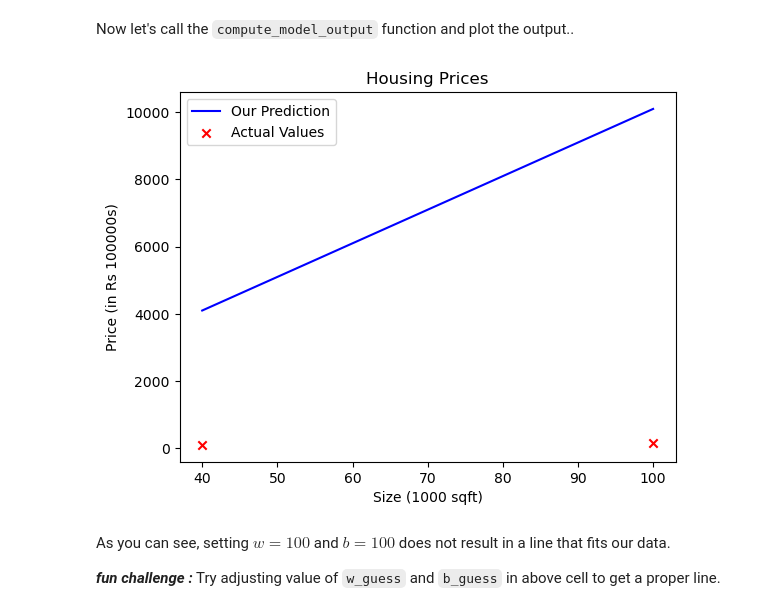
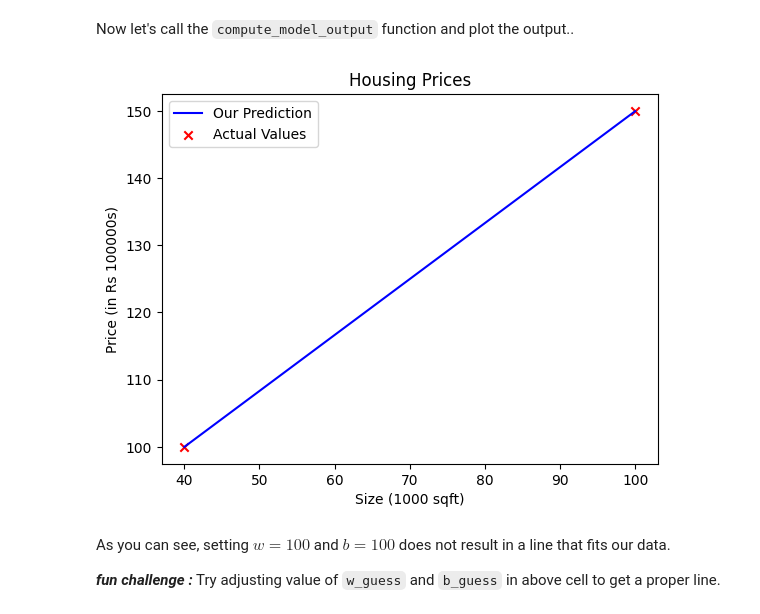
Before and after one commit to NishantNN/ML_Workshop_1, a Jupyter notebook: Day-3/machine_learning_model.ipynb, the cells around one changed output. Saved outputs shown, nothing was run; the diff lists cells and outputs as text; code cells hidden in the pictures.

```diff
--- a/Day-3/machine_learning_model.ipynb
+++ b/Day-3/machine_learning_model.ipynb
@@ -115,26 +115,26 @@ def compute_model_output(x, w, b):
 # %% [markdown]
 Now let's call the `compute_model_output` function and plot the output..
 # %%
-w_guess = 100
-b_guess = 100
+w_guess = 0.833
+b_guess = 66.67
 tmp_f_wb = compute_model_output(x_train, w_guess, b_guess)
 
 # Plot our model prediction
 plt.plot(x_train, tmp_f_wb, c='b',label='Our Prediction')
 
 # Plot the data points
 plt.scatter(x_train, y_train, marker='x', c='r',label='Actual Values')
 
 # Set the title
 plt.title("Housing Prices")
 # Set the y-axis label
 plt.ylabel('Price (in Rs 100000s)')
 # Set the x-axis label
 plt.xlabel('Size (1000 sqft)')
 plt.legend()
 plt.show()
 # %% [output]
-[figure, old version]
+[figure, new version]
 # %% [markdown]
 As you can see, setting $w = 100$ and $b = 100$ does not result in a line that fits our data. <br>
 
```
Also changed, not shown: parts of 2 cells of this notebook, 1 other file.
